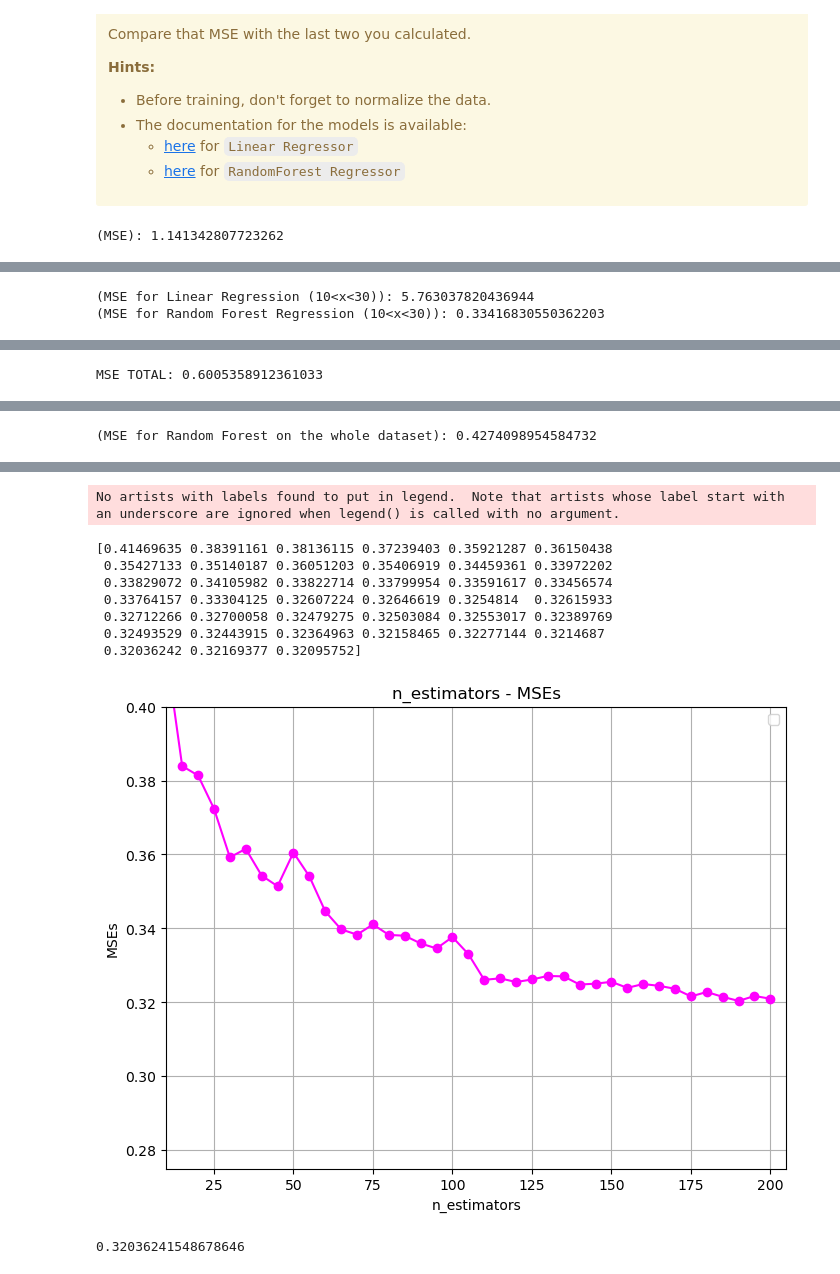
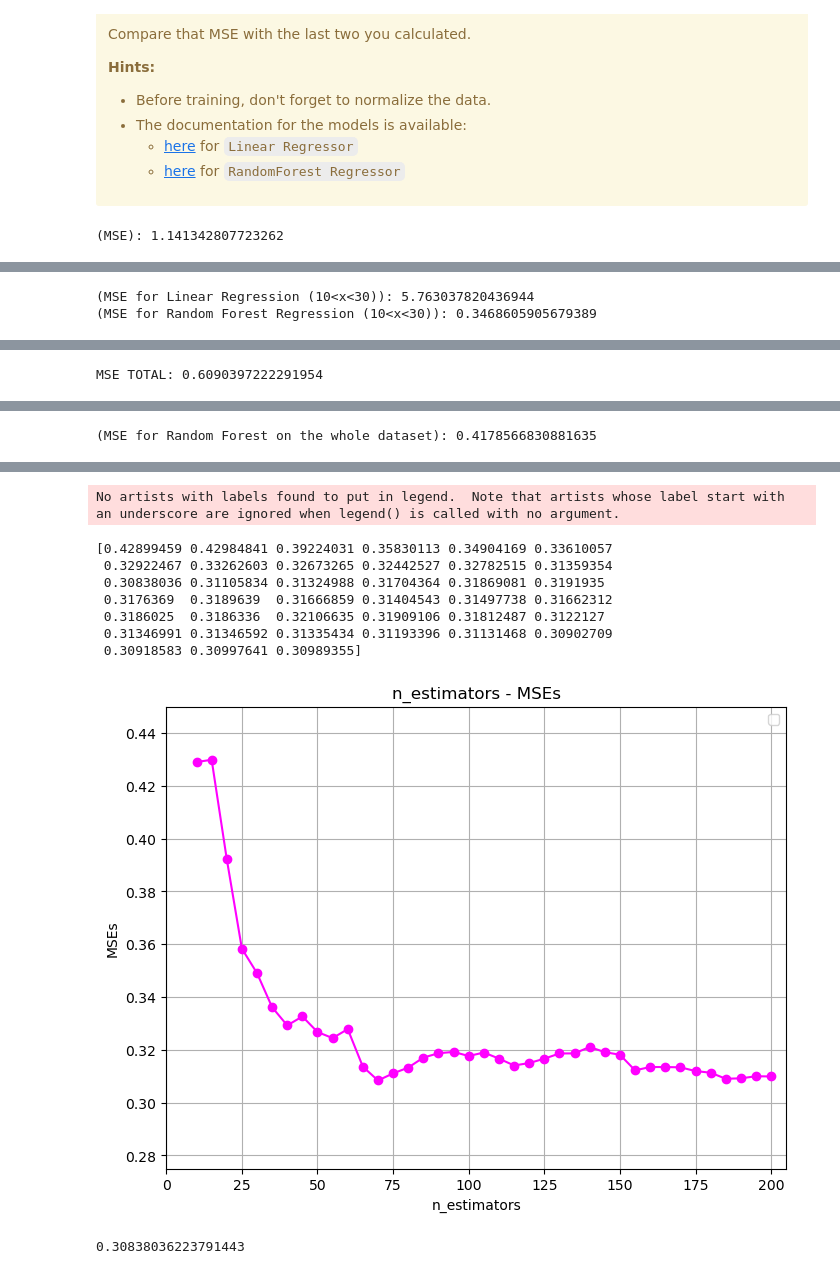
Before and after one commit to georgiarov/ML, a Jupyter notebook: HW02.ipynb, the cells around one changed output, grey strips where cells are left out. Cells and saved outputs as stored; diff of their text form; code cells hidden in the pictures.

```diff
--- a/HW02.ipynb
+++ b/HW02.ipynb
@@ -707,7 +707,7 @@ n_estimators=np.array(range(10,205,5))
 MSEs=[]
 
 for i in n_estimators:
-    rf_model = RandomForestRegressor(n_estimators=i,random_state=0)
+    rf_model = RandomForestRegressor(n_estimators=i,random_state=42)
     rf_model.fit(data_x.reshape(-1, 1), data_y)
     y_pred = rf_model.predict(data_x.reshape(-1, 1))
     MSE_nest = np.square(np.subtract(data_y,y_pred)).mean()
@@ -719,7 +719,7 @@ print(MSEs)
 plt.figure(figsize=(8, 6))
 plt.plot(n_estimators, MSEs, marker='o', color='magenta')
 
-plt.axis([10, 205, 0.275, 0.400])
+plt.axis([0, 205, 0.275, 0.450])
 plt.title('n_estimators - MSEs')
 plt.xlabel('n_estimators')
 plt.ylabel('MSEs')
@@ -733,4 +733,4 @@ print(min(MSEs))
 (MSE): 1.141342807723262
 [figure]
 (MSE for Linear Regression (10<x<30)): 5.763037820436944
-(MSE for Random Forest Regression (10<x<30)): 0.33416830550362203
+(MSE for Random Forest Regression (10<x<30)): 0.3468605905679389
@@ -738,3 +738,3 @@ print(min(MSEs))
-MSE TOTAL: 0.6005358912361033
+MSE TOTAL: 0.6090397222291954
 [figure]
-(MSE for Random Forest on the whole dataset): 0.4274098954584732
+(MSE for Random Forest on the whole dataset): 0.4178566830881635
@@ -742,13 +742,13 @@ MSE TOTAL: 0.6005358912361033
 No artists with labels found to put in legend.  Note that artists whose label start with an underscore are ignored when legend() is called with no argument.
-[0.41469635 0.38391161 0.38136115 0.37239403 0.35921287 0.36150438
- 0.35427133 0.35140187 0.36051203 0.35406919 0.34459361 0.33972202
- 0.33829072 0.34105982 0.33822714 0.33799954 0.33591617 0.33456574
- 0.33764157 0.33304125 0.32607224 0.32646619 0.3254814  0.32615933
- 0.32712266 0.32700058 0.32479275 0.32503084 0.32553017 0.32389769
- 0.32493529 0.32443915 0.32364963 0.32158465 0.32277144 0.3214687
- 0.32036242 0.32169377 0.32095752]
+[0.42899459 0.42984841 0.39224031 0.35830113 0.34904169 0.33610057
+ 0.32922467 0.33262603 0.32673265 0.32442527 0.32782515 0.31359354
+ 0.30838036 0.31105834 0.31324988 0.31704364 0.31869081 0.3191935
+ 0.3176369  0.3189639  0.31666859 0.31404543 0.31497738 0.31662312
+ 0.3186025  0.3186336  0.32106635 0.31909106 0.31812487 0.3122127
+ 0.31346991 0.31346592 0.31335434 0.31193396 0.31131468 0.30902709
+ 0.30918583 0.30997641 0.30989355]
-[figure, old version]
+[figure, new version]
-0.32036241548678646
+0.30838036223791443
 # %%
 #EOF
 # %%
```
Also changed, not shown: parts of 1 cell of this notebook.
